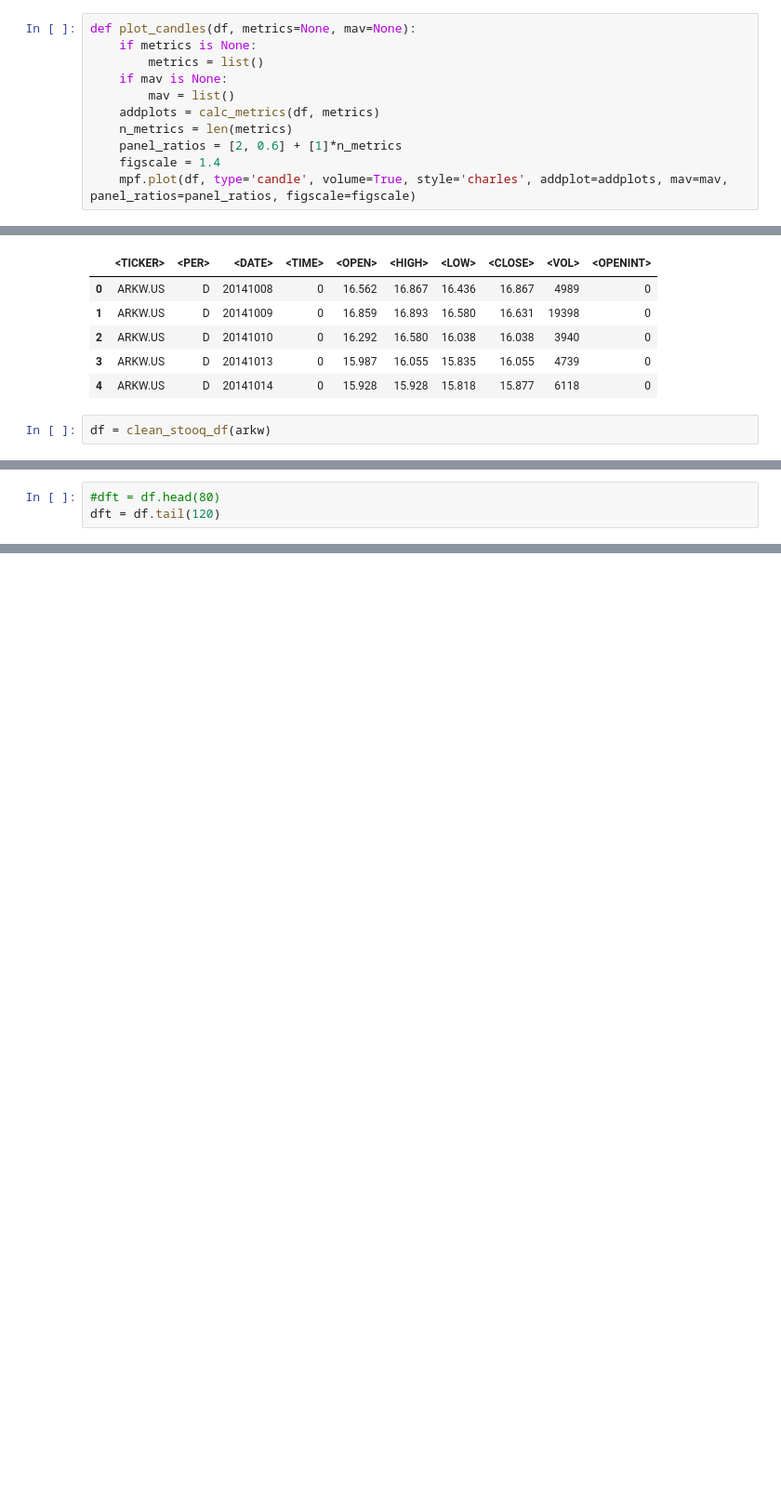
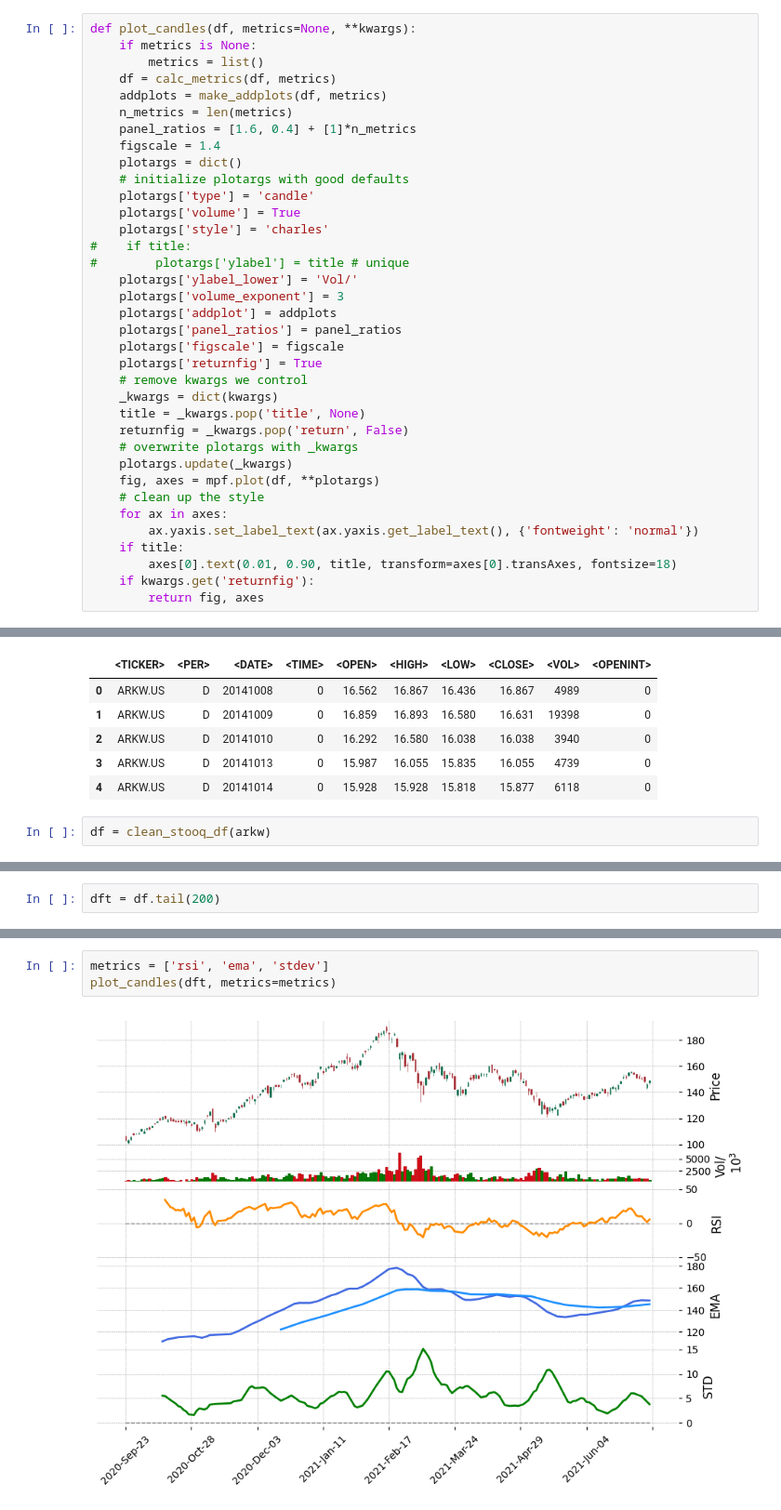
Before and after one commit to rreece/statistics-notebooks, a Jupyter notebook: notebooks/investment-plots.ipynb, the cells around one changed output, grey strips where cells are left out. Shown at 93% size. Saved outputs shown, nothing was run; the diff lists cells and outputs as text; blank space fills up the shorter version.

```diff
--- a/notebooks/investment-plots.ipynb
+++ b/notebooks/investment-plots.ipynb
@@ -80,14 +161,39 @@ def calc_metrics(df, metrics):
 # %%
-def plot_candles(df, metrics=None, mav=None):
+def plot_candles(df, metrics=None, **kwargs):
     if metrics is None:
         metrics = list()
-    if mav is None:
-        mav = list()
-    addplots = calc_metrics(df, metrics)
+    df = calc_metrics(df, metrics)
+    addplots = make_addplots(df, metrics)
     n_metrics = len(metrics)
-    panel_ratios = [2, 0.6] + [1]*n_metrics
+    panel_ratios = [1.6, 0.4] + [1]*n_metrics
     figscale = 1.4
-    mpf.plot(df, type='candle', volume=True, style='charles', addplot=addplots, mav=mav, panel_ratios=panel_ratios, figscale=figscale)
+    plotargs = dict()
+    # initialize plotargs with good defaults
+    plotargs['type'] = 'candle'
+    plotargs['volume'] = True
+    plotargs['style'] = 'charles'
+#    if title:
+#        plotargs['ylabel'] = title # unique
+    plotargs['ylabel_lower'] = 'Vol/'
+    plotargs['volume_exponent'] = 3
+    plotargs['addplot'] = addplots
+    plotargs['panel_ratios'] = panel_ratios
+    plotargs['figscale'] = figscale
+    plotargs['returnfig'] = True
+    # remove kwargs we control
+    _kwargs = dict(kwargs)
+    title = _kwargs.pop('title', None)
+    returnfig = _kwargs.pop('return', False)
+    # overwrite plotargs with _kwargs
+    plotargs.update(_kwargs)
+    fig, axes = mpf.plot(df, **plotargs)
+    # clean up the style
+    for ax in axes:
+        ax.yaxis.set_label_text(ax.yaxis.get_label_text(), {'fontweight': 'normal'})
+    if title:
+        axes[0].text(0.01, 0.90, title, transform=axes[0].transAxes, fontsize=18)
+    if kwargs.get('returnfig'):
+        return fig, axes
 # %% [markdown]
 ## Read data from Stooq
 
@@ -129,3 +229,2 @@ df.tail(20)
 # %%
-#dft = df.head(80)
-dft = df.tail(120)
+dft = df.tail(200)
@@ -145,0 +246,5 @@ plot_candles(dft, metrics=metrics, mav=(10, 20))
+# %%
+metrics = ['rsi', 'ema', 'stdev']
+plot_candles(dft, metrics=metrics)
+# %% [output]
+[figure, added]
```
Also changed, not shown: parts of 28 cells of this notebook, 2 other files.
